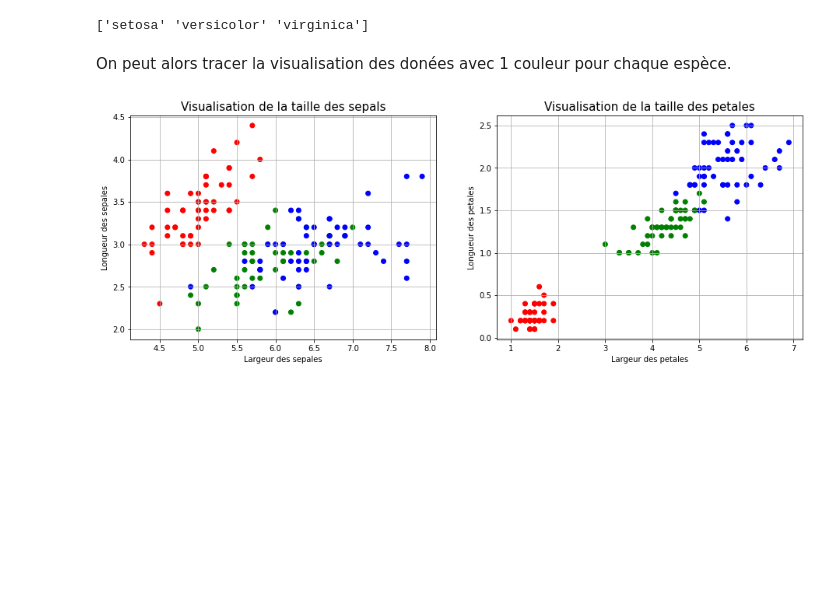
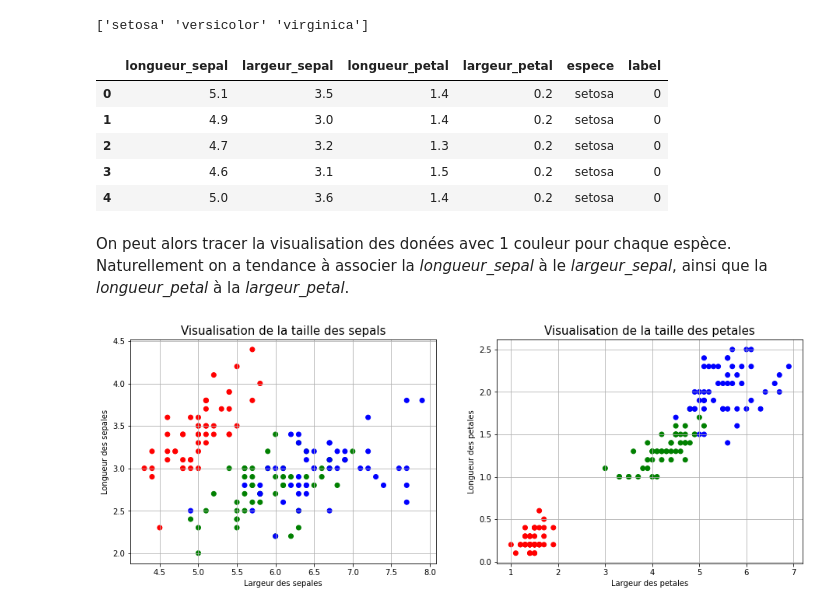
Before and after one commit to CassiaFa/Analyse_Donnees, a Jupyter notebook: analyse.ipynb, the cells around one changed output. Saved outputs shown, nothing was run; the diff lists cells and outputs as text; code cells hidden in the pictures; blank space fills up the shorter version.

```diff
--- a/analyse.ipynb
+++ b/analyse.ipynb
@@ -398,4 +398,12 @@ print(legende_especes)
 ['setosa' 'versicolor' 'virginica']
 # %%
 label_especes = labelE.fit_transform(data_iris["espece"])
-couleur_cat = np.array(['r','g','b'])
+data_iris["label"] = label_especes
+data_iris.head()
+# %% [output]
+|  | longueur_sepal | largeur_sepal | longueur_petal | largeur_petal | espece | label |
+| 0 | 5.1 | 3.5 | 1.4 | 0.2 | setosa | 0 |
+| 1 | 4.9 | 3.0 | 1.4 | 0.2 | setosa | 0 |
+| 2 | 4.7 | 3.2 | 1.3 | 0.2 | setosa | 0 |
+| 3 | 4.6 | 3.1 | 1.5 | 0.2 | setosa | 0 |
+| 4 | 5.0 | 3.6 | 1.4 | 0.2 | setosa | 0 |
@@ -402,5 +412,5 @@ couleur_cat = np.array(['r','g','b'])
 # %% [markdown]
-On peut alors tracer la visualisation des donées avec 1 couleur pour chaque espèce.
+On peut alors tracer la visualisation des donées avec 1 couleur pour chaque espèce. Naturellement on a tendance à associer la *longueur_sepal* à le *largeur_sepal*, ainsi que la *longueur_petal* à la *largeur_petal*.
 # %%
 fig, (ax1, ax2) = plt.subplots(1, 2)
 
```
Also changed, not shown: parts of 10 cells of this notebook.
